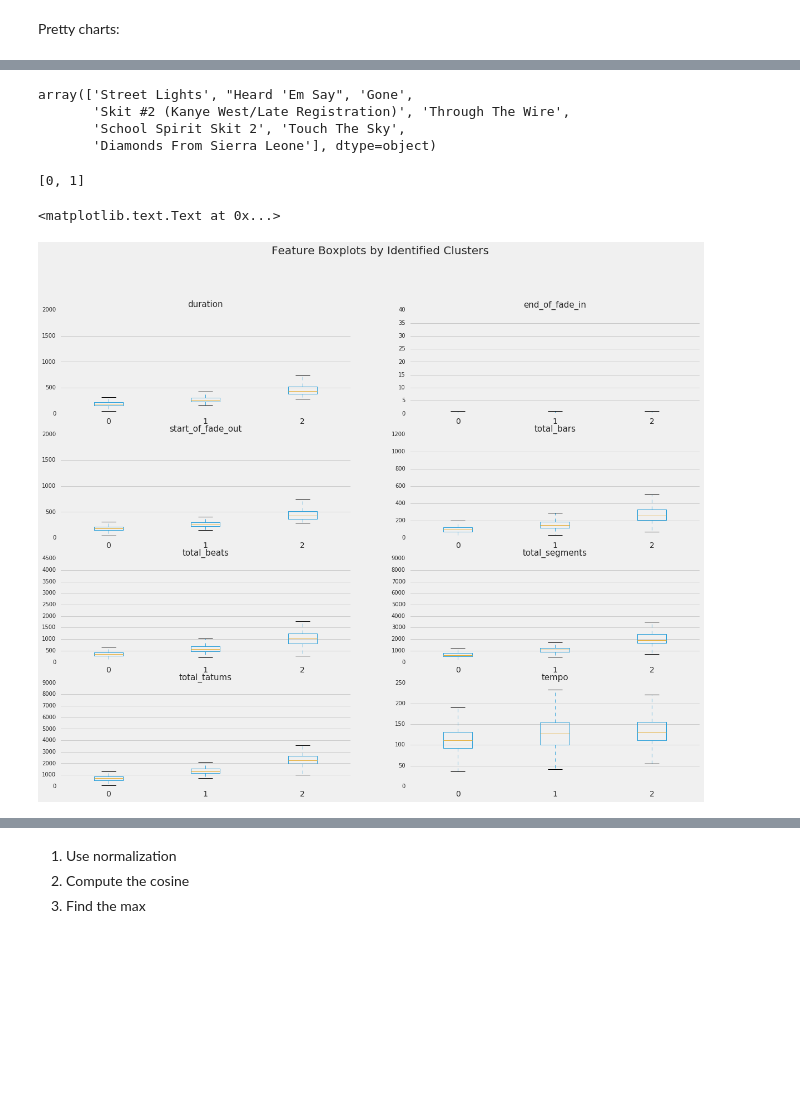
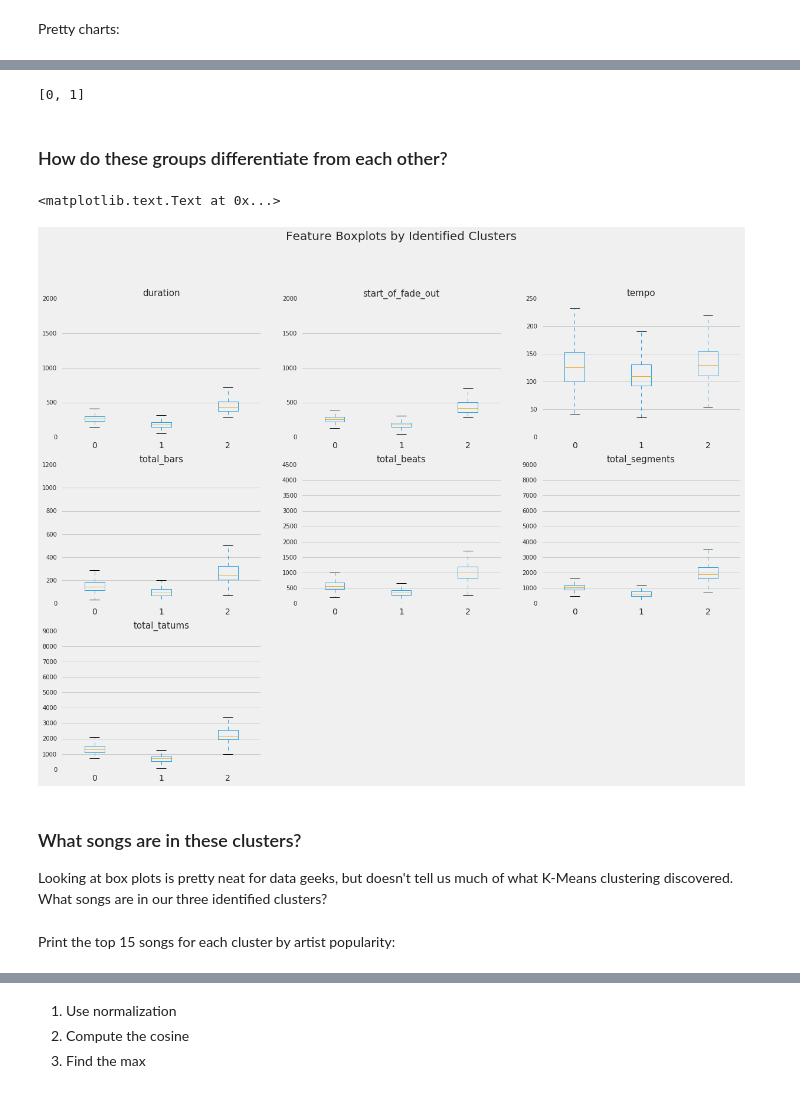
Before and after one commit to lxchavez/Yeezy-Taught-Me, a Jupyter notebook: notebooks/03-lxchavez-modeling.ipynb, the cells around one changed output, grey strips where cells are left out. Cells and saved outputs as stored; diff of their text form; code cells hidden in the pictures; blank space fills up the shorter version.

```diff
--- a/notebooks/03-lxchavez-modeling.ipynb
+++ b/notebooks/03-lxchavez-modeling.ipynb
@@ -33,0 +57,24 @@ song_features_df.head()
+# %%
+num_rows = 4
+num_cols = 4
+
+cols_to_plot = ['artist_familiarity', 'artist_hotttnesss', 'duration',
+                'end_of_fade_in', 'key', 'loudness',
+                'mode', 'song_hotttnesss', 'start_of_fade_out',
+                'tempo', 'time_signature', 'total_beats',
+                'total_bars', 'total_sections', 'total_segments',
+                'total_tatums']
+
+
+f, axes = plt.subplots(num_rows, num_cols, figsize=(20, 20), sharex=False)
+
+for i in range(num_rows):
+    for j in range(num_cols):
+        if len(cols_to_plot) != 0:
+            var = cols_to_plot.pop()
+            data = song_features_df[var].dropna()
+            if data.dtype == np.ndarray:
+                data = data.map(len)
+            ax = sns.distplot(data, ax=axes[i, j])
+            ax.xaxis.grid(False)
+            ax.yaxis.grid(True)
@@ -34,11 +179,10 @@ song_features_df.head()
 # %%
 features = [
     'duration',
-    'end_of_fade_in',
     'start_of_fade_out',
+    'tempo',
     'total_bars',
     'total_beats',
     'total_segments',
-    'total_tatums',
-    'tempo'
+    'total_tatums'
 ]
@@ -75,30 +216,34 @@ kanye_songs.head(10)
-# %%
-kanye_songs['title'].unique()
-# %% [output]
-array(['Street Lights', "Heard 'Em Say", 'Gone',
-       'Skit #2 (Kanye West/Late Registration)', 'Through The Wire',
-       'School Spirit Skit 2', 'Touch The Sky',
-       'Diamonds From Sierra Leone'], dtype=object)
 # %%
 kanye_clusters = sorted(kanye_songs['cluster'].unique())
 print kanye_clusters
 # %% [output]
 [0, 1]
+# %% [markdown]
+### How do these groups differentiate from each other?
 # %%
+num_rows = 3
+num_cols = 4
+
 plt.figure(figsize=(20,20))
 
 for i in range(len(features)):
-    v = i +1
-    ax1 = song_features_df.boxplot(features[i], by='cluster', ax=plt.subplot(5,2,v))
+    v = i + 1
+    ax1 = song_features_df.boxplot(features[i], by='cluster', ax=plt.subplot(num_cols, num_rows, v))
     ax1.set_title(str(features[i]), fontsize=15)
     ax1.set_xlabel('')
     ax1.xaxis.grid(False)
     ax1.yaxis.grid(True)
 
 plt.suptitle('Feature Boxplots by Identified Clusters', size=20)
 # %% [output]
 <matplotlib.text.Text at 0x...>
-[figure, old version]
+[figure, new version]
+# %% [markdown]
+### What songs are in these clusters?
+
+Looking at box plots is pretty neat for data geeks, but doesn't tell us much of what K-Means clustering discovered. What songs are in our three identified clusters?
+# %% [markdown]
+Print the top 15 songs for each cluster by artist popularity:
 # %%
 clusters = sorted(song_features_df['cluster'].unique())
 for i in clusters:
```
Also changed, not shown: parts of 71 cells of this notebook, 4 other files.
